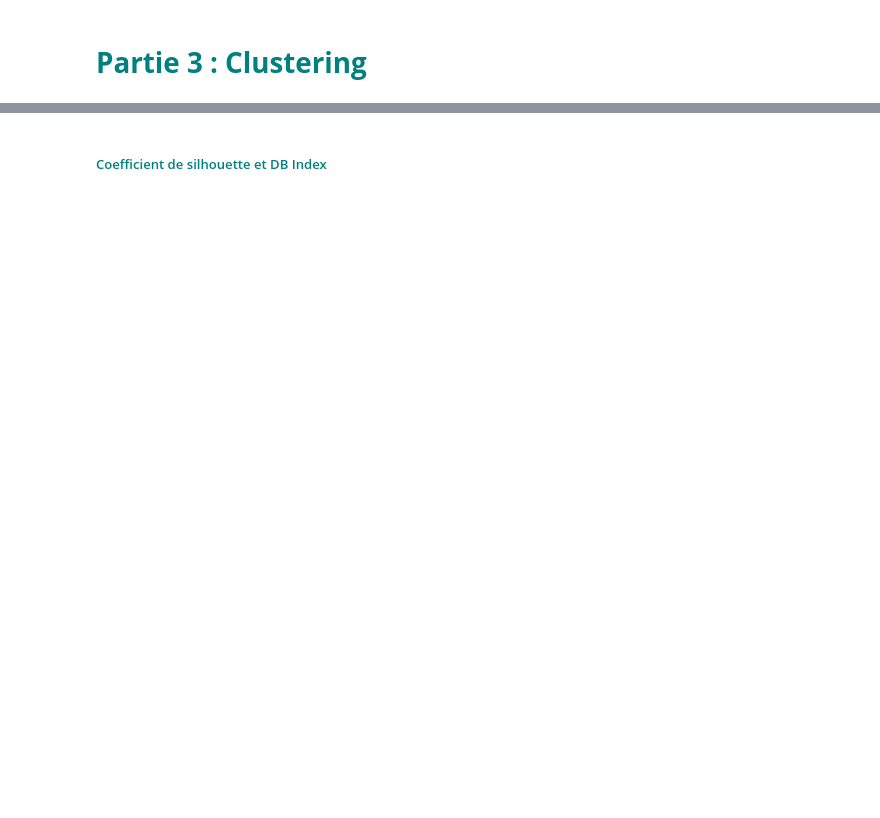
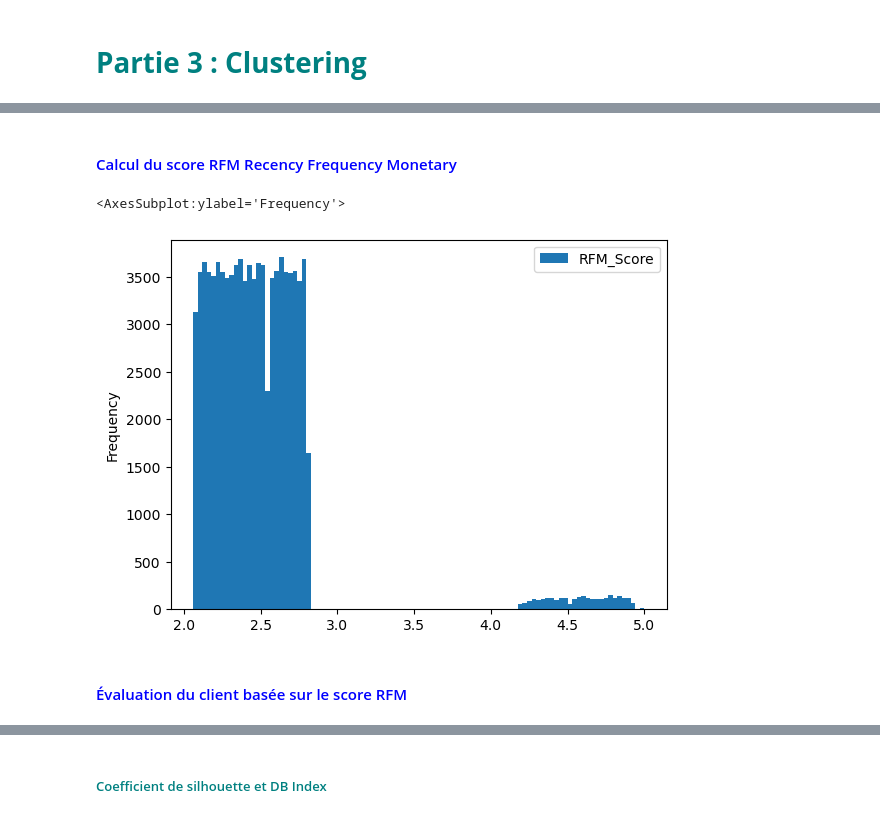
Before and after one commit to kevin-EK/OC-DS-P5-Segmentez-des-clients-d-un-site-e-commerce, a Jupyter notebook: Clustering.ipynb, the cells around one changed output, grey strips where cells are left out. Drawn from its saved outputs; the diff is of its cells as text; code cells hidden in the pictures; blank space fills up the shorter version.

```diff
--- a/Clustering.ipynb
+++ b/Clustering.ipynb
@@ -128,7 +120,0 @@ dtype: int64
-# %%
-# Suppression des NA
-df = df.dropna().drop(columns=['NbreComment_Mean','NbreCommande'])
-
-#df = df[['NbreCommande', 'NbreDarticleTotal_Sum', 'MontantCommande_Mean','LastMeanScore_Mean',
-#         'Recency', 'Frequency', 'Monetary']]
-#df = df[['LastMeanScore_Mean', 'Recency', 'Frequency', 'Monetary']]
@@ -134,0 +123,3 @@ df = df.dropna().drop(columns=['NbreComment_Mean','NbreCommande'])
+# %%
+df = df[['Recency', 'Frequency', 'Monetary', 'LastMeanScore_Mean', 'NbreDarticleTotal_Sum']]
+df.shape
@@ -141,0 +135,13 @@ X_norm = RobustScaler().fit_transform(df.dropna())#[['Monetary','Frequency','Rec
+# %%
+df['R_rank'] = df['Recency'].rank(ascending=False)
+df['F_rank'] = df['Frequency'].rank(ascending=True)
+df['M_rank'] = df['Monetary'].rank(ascending=True)
+
+# normalizing the rank of the customers
+df['R_rank_norm'] = (df['R_rank']/df['R_rank'].max())*100
+df['F_rank_norm'] = (df['F_rank']/df['F_rank'].max())*100
+df['M_rank_norm'] = (df['F_rank']/df['M_rank'].max())*100
+
+df.drop(columns=['R_rank', 'F_rank', 'M_rank'], inplace=True)
+
+df.head()
@@ -141,0 +163,15 @@ X_norm = RobustScaler().fit_transform(df.dropna())#[['Monetary','Frequency','Rec
+# %% [markdown]
+#### <font color='blue'> Calcul du score RFM Recency Frequency Monetary</font></br>
+# %%
+#df['RFM_Score'] = 0.15*df['Recency_norm']+0.28 *  df['Frequency_norm']+0.57*df['Monetary_norm']
+
+df['RFM_Score'] = 0.15*df['R_rank_norm']+0.28 * df['F_rank_norm']+0.57*df['M_rank_norm']
+
+df['RFM_Score'] *= 0.05
+df = df.round(2)
+df[['RFM_Score']].plot(kind='hist',bins=100)
+# %% [output]
+<AxesSubplot:ylabel='Frequency'>
+[figure, added]
+# %% [markdown]
+#### <font color='blue'> Évaluation du client basée sur le score RFM</font></br>
```
Also changed, not shown: parts of 63 cells of this notebook.
